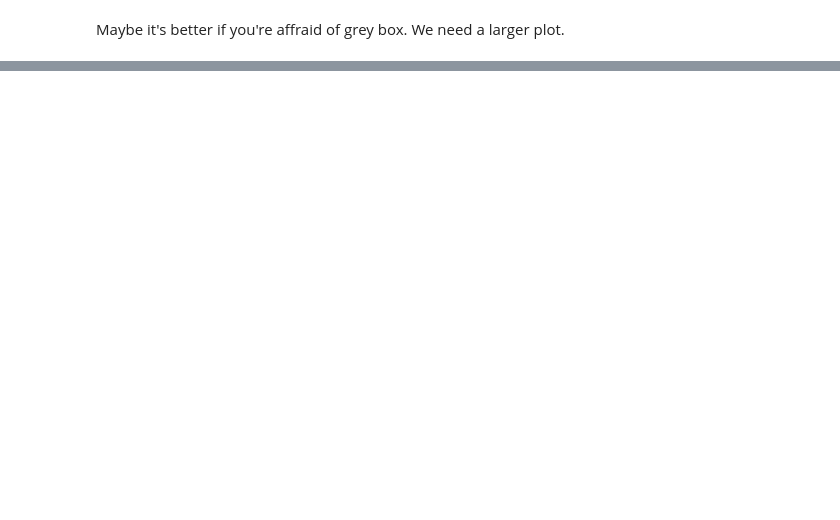
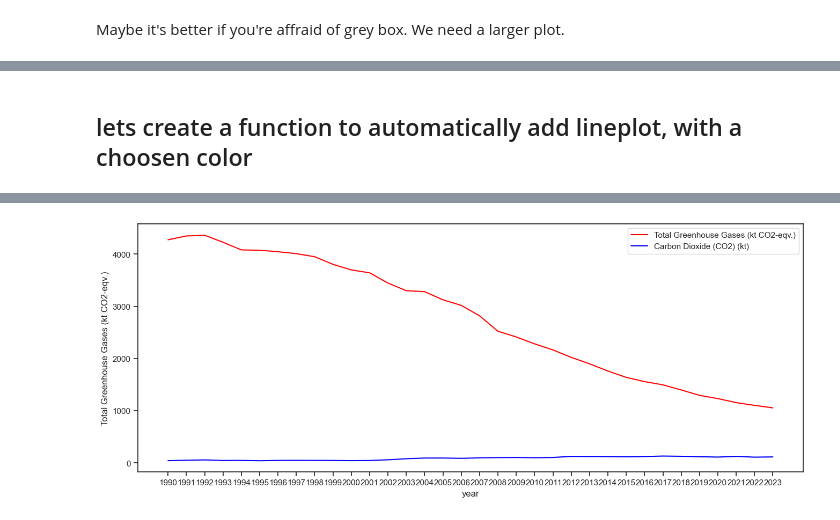
Before and after one commit to clementpickel/DSP_Assignement, a Jupyter notebook: Assignement3/Assignement3_group4.ipynb, the cells around one changed output, grey strips where cells are left out. Cells and saved outputs as stored; diff of their text form; code cells hidden in the pictures; blank space fills up the shorter version.

```diff
--- a/Assignement3/Assignement3_group4.ipynb
+++ b/Assignement3/Assignement3_group4.ipynb
@@ -248,0 +363,10 @@ with sns.plotting_context("notebook", font_scale=1.5, rc={"lines.linewidth": 3})
+# %% [markdown]
+## lets create a function to automatically add lineplot, with a choosen color
+# %%
+def add_lineplot(name, color):
+    sns.lineplot(data=df_waste_total, x="year", y=name, label=name, color=color)
+
+plt.figure(figsize=(16, 6))
+add_lineplot("Total Greenhouse Gases (kt CO2-eqv.)", "red")
+add_lineplot("Carbon Dioxide (CO2) (kt)", "blue")
+# %% [output]
@@ -248,0 +374 @@ with sns.plotting_context("notebook", font_scale=1.5, rc={"lines.linewidth": 3})
+[figure, added]
```
Also changed, not shown: parts of 36 cells of this notebook.
